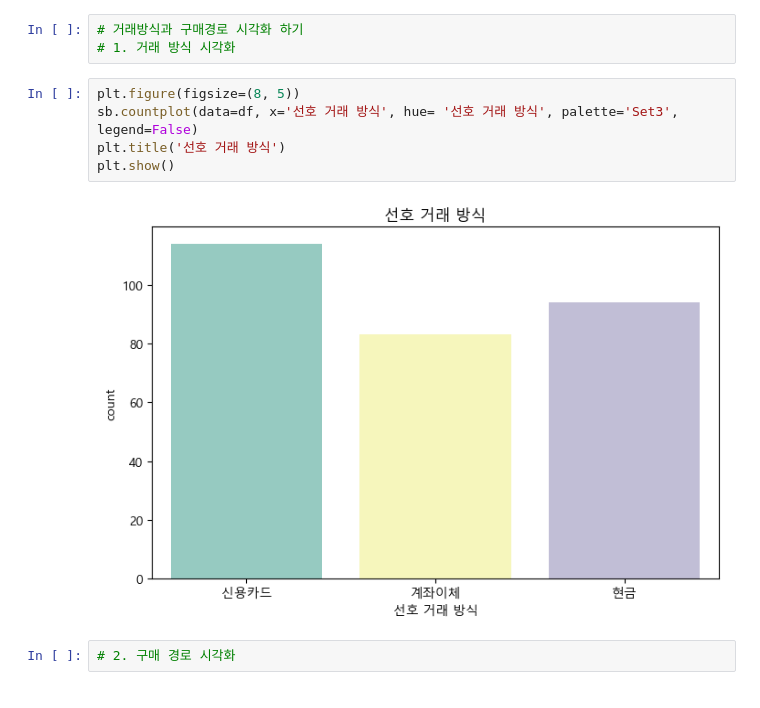
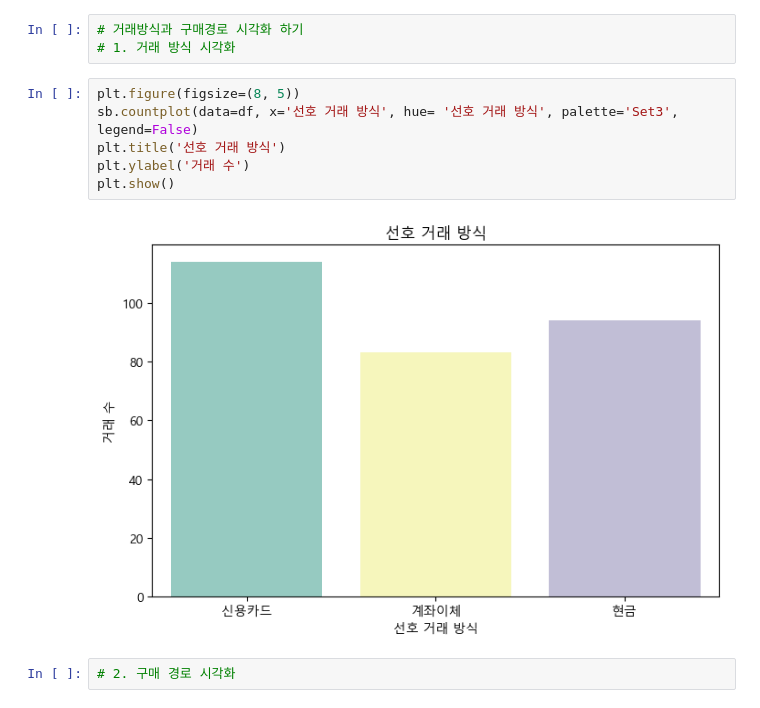
Before and after one commit to codekookiz/mini-project-1, a Jupyter notebook: data_analysis/Transaction_Purchase_Analysis.ipynb, the cells around one changed output. Cells and saved outputs as stored; diff of their text form.

```diff
--- a/data_analysis/Transaction_Purchase_Analysis.ipynb
+++ b/data_analysis/Transaction_Purchase_Analysis.ipynb
@@ -110,10 +110,11 @@ matplotlib.rcParams['axes.unicode_minus'] = False  # 마이너스 기호 깨짐
 # %%
 plt.figure(figsize=(8, 5))
 sb.countplot(data=df, x='선호 거래 방식', hue= '선호 거래 방식', palette='Set3', legend=False)
 plt.title('선호 거래 방식')
+plt.ylabel('거래 수')
 plt.show()
 # %% [output]
-[figure, old version]
+[figure, new version]
 # %%
 # 2. 구매 경로 시각화
 # %%
```
Also changed, not shown: parts of 2 cells of this notebook.
